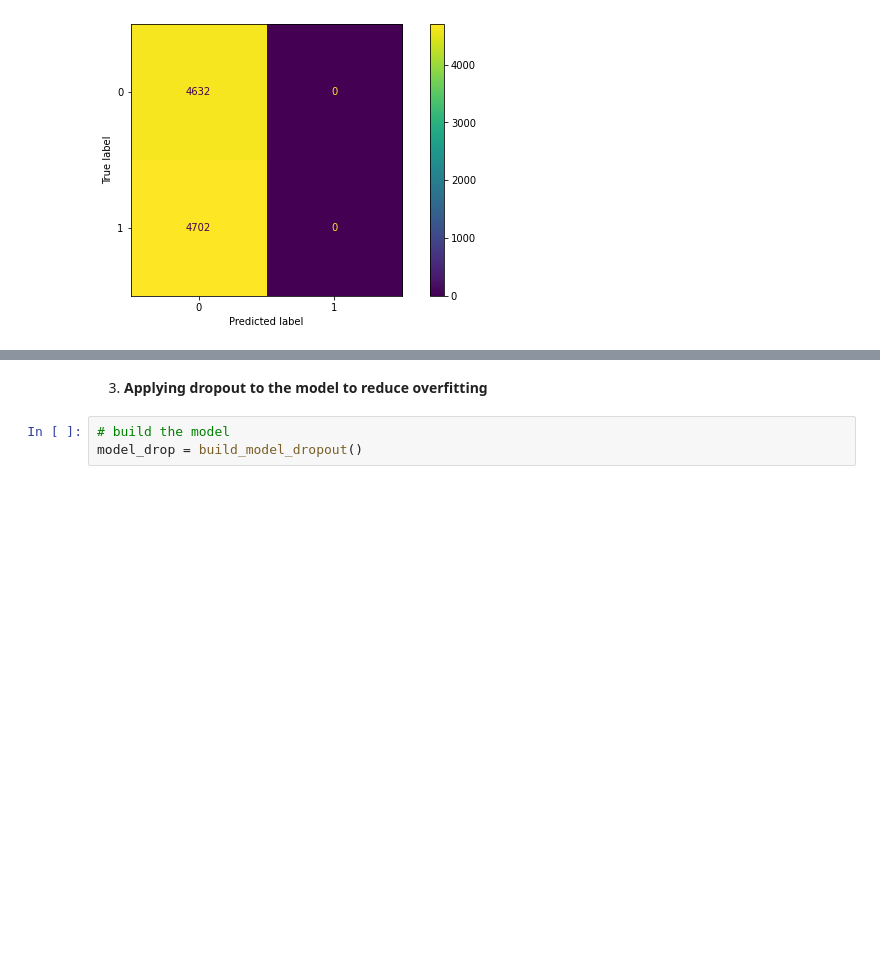
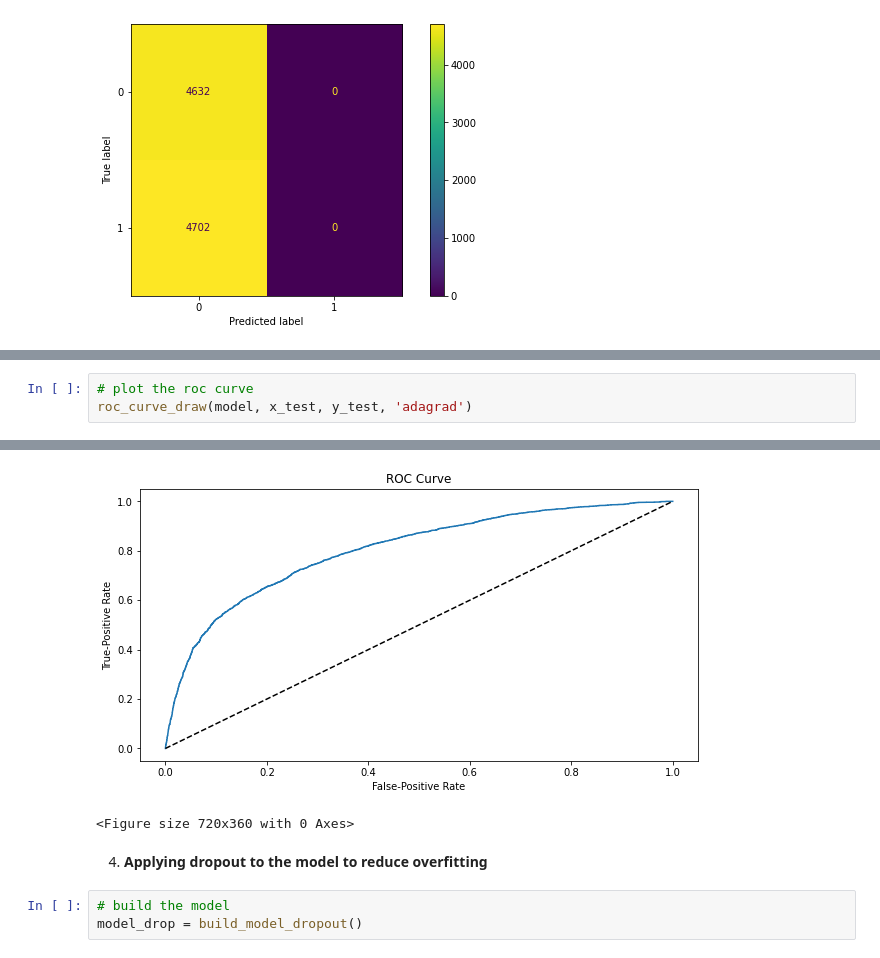
Before and after one commit to gloryodeyemi/COMP_8610_Project_01, a Jupyter notebook: Project_01.ipynb, the cells around one changed output, grey strips where cells are left out. Drawn from its saved outputs; the diff is of its cells as text; blank space fills up the shorter version.

```diff
--- a/Project_01.ipynb
+++ b/Project_01.ipynb
@@ -326,0 +405,4 @@ roc_curve_draw(model_sdg, x_test, y_test, "with_sgd")
+# %%
+# plot the roc curve
+roc_curve_draw(model, x_test, y_test, 'adagrad')
+# %% [output]
@@ -327,5 +410,7 @@ roc_curve_draw(model_sdg, x_test, y_test, "with_sgd")
+[figure, added]
+<Figure size 720x360 with 0 Axes>
 # %% [markdown]
-3. **Applying dropout to the model to reduce overfitting**
+4. **Applying dropout to the model to reduce overfitting**
 # %%
 # build the model
 model_drop = build_model_dropout()
```
Also changed, not shown: parts of 42 cells of this notebook, 18 other files.
